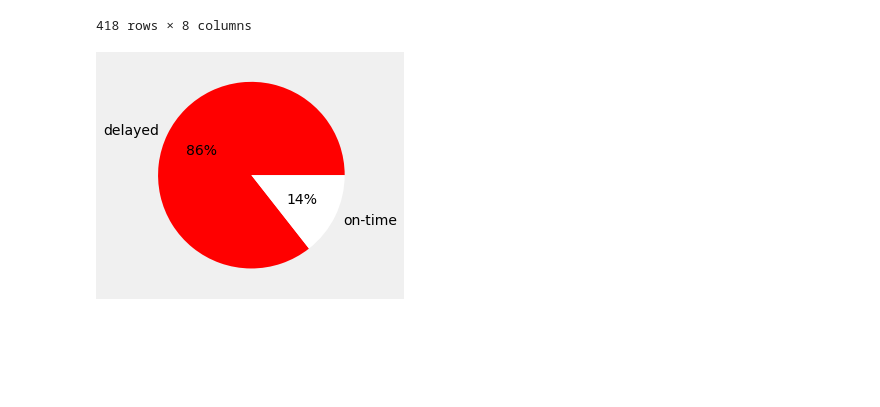
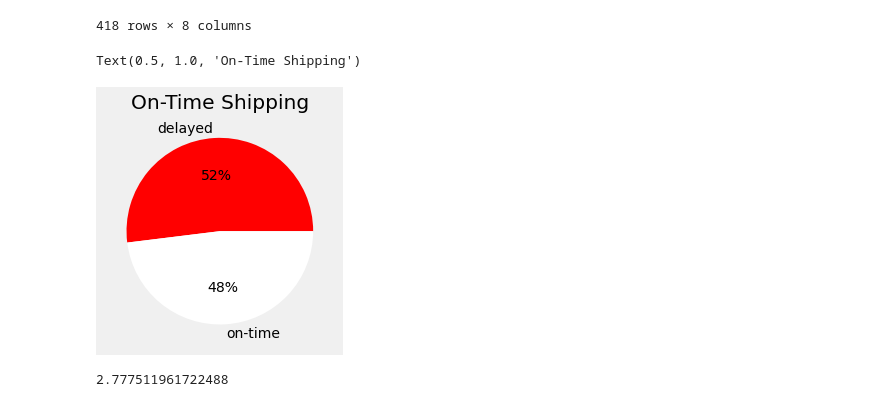
Before and after one commit to farnaz-irani/muesli-delivery-performance, a Jupyter notebook: Farnaz.ipynb, the cells around one changed output. Saved outputs shown, nothing was run; the diff lists cells and outputs as text; code cells hidden in the pictures; blank space fills up the shorter version.

```diff
--- a/Farnaz.ipynb
+++ b/Farnaz.ipynb
@@ -118,7 +126,9 @@ orders_campaign.drop_duplicates(subset=None, keep='first', inplace=True)
 
 orders_campaign.drop(columns='customer_name', inplace=True)
 # orders.query('order_id == "CA-2019-145625"')
-orders_campaign['is_delayed'] = np.where(orders_campaign['order_arrival_diff'].map(lambda x: x.days) > 9, 'yes', 'no')
+orders_campaign['bday'] = [len(pd.bdate_range(orders_campaign['order_date'][i], orders_campaign['arrival_scan_date'][i])) - 1 for i in orders_campaign.index.values]
+
+orders_campaign['is_delayed'] = np.where(orders_campaign['bday'] > 7, 'yes', 'no')
 orders_campaign['is_delayed'].value_counts()
-orders_campaign
+orders_campaign.loc[:, ['order_id','order_date','arrival_scan_date','order_arrival_diff','bday', 'is_delayed']]
 # %% [output]
@@ -161,5 +170,7 @@ order_intern
 # %%
 # sns.countplot(x=orders_campaign['is_delayed'])
 plt.pie(orders_campaign['is_delayed'].value_counts(), labels=['delayed', 'on-time'], colors=['red', 'white'], autopct='%.0f%%');
+plt.title('On-Time Shipping')
 # %% [output]
+Text(0.5, 1.0, 'On-Time Shipping')
-[figure, old version]
+[figure, new version]
@@ -166,3 +187,9 @@ plt.pie(orders_campaign['is_delayed'].value_counts(), labels=['delayed', 'on-tim
+# %%
+# len(pd.bdate_range('2011-01-05', '2011-01-25'))
+order_intern['bday'] = [len(pd.bdate_range(order_intern['order_date'][i], order_intern['ready_to_ship_date'][i])) - 1 for i in order_intern.index.values]
+order_intern['bday'].mean()
+# %% [output]
+2.777511961722488
 # %%
 # order_intern['ready_to_ship_length'] = order_intern['ready_to_ship_length'].apply(lambda x: x.value)
 # %%
```
Also changed, not shown: parts of 20 cells of this notebook.
